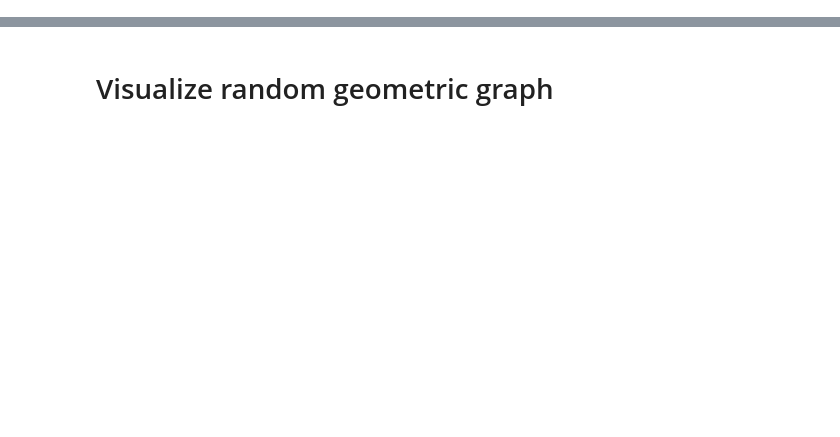
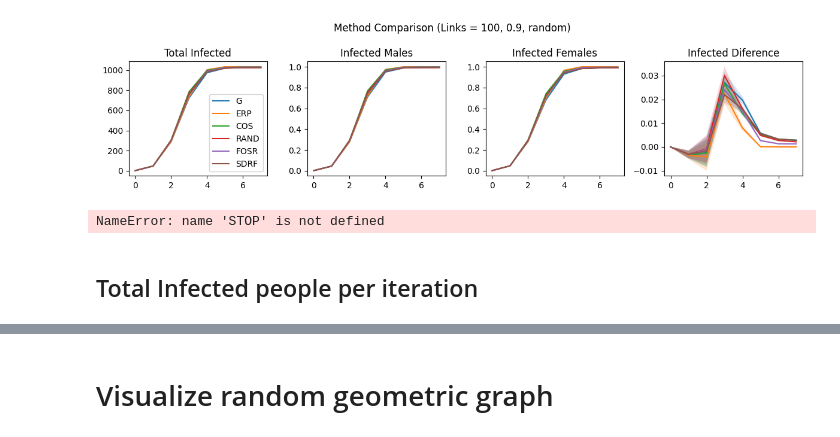
Before and after one commit to AdrianArnaiz/StructuralGroupUnfairness, a Jupyter notebook: TEST_SIR.ipynb, the cells around one changed output, grey strips where cells are left out. Drawn from its saved outputs; the diff is of its cells as text; code cells hidden in the pictures; blank space fills up the shorter version.

Commit message:
IC Results

```diff
--- a/TEST_SIR.ipynb
+++ b/TEST_SIR.ipynb
@@ -157,0 +404,29 @@ plt.show()
+# %%
+def run_experiment (RUNS, IC_ITERS, THRESHOLD, INITIAL_NODE_SEED_STRATEGY)->dict:
+    results_dict = {}
+
+    if INITIAL_NODE_SEED_STRATEGY == 'min_degree':
+        INITIAL_NODE_SEED = [min_degree_node]
+    elif INITIAL_NODE_SEED_STRATEGY == 'random':
+        INITIAL_NODE_SEED = None
+    elif INITIAL_NODE_SEED_STRATEGY == 'top_min_degree':
+        INITIAL_NODE_SEED = top_min_degree_nodes
+
+    for G_name in wrappers_nx:
+        print(f'Running IC on {G_name}')
+        iterations_G = run_IC(wrappers_nx[G_name],
+                                initial_inf_nodes=INITIAL_NODE_SEED, threshold=THRESHOLD, iterations_IC = IC_ITERS, runs = RUNS)
+        assert RUNS == len(iterations_G)
+        assert all(len(run) == IC_ITERS for run in iterations_G), "Mismatch in the number of iterations."
+
+        infection_per_iter, infection_evolution_male, infection_evolution_female = process_infected_evolution(iterations_G, wrappers[G_name], male, female)
+        results_dict[G_name] = {'total_infections': infection_per_iter.cumsum(axis=1), 'infection_male': infection_evolution_male, 'infection_female': infection_evolution_female}
+
+    return results_dict
+# %%
+RUNS = 1000
+IC_ITERS = 15
+THRESHOLD = 0.9
+INITIAL_NODE_SEED_STRATEGY = ['min_degree', 'random', 'top_min_degree'][1]
+
+results_dict = run_experiment(RUNS, IC_ITERS, THRESHOLD, INITIAL_NODE_SEED_STRATEGY)
@@ -157,0 +440,4 @@ plt.show()
+# %%
+#Save results in temp_data folder
+with open(f'temp_data/IC_{DATASET}_IC_RUNS_{RUNS}_ITERS_{IC_ITERS}_TH_{THRESHOLD}_SEED_{INITIAL_NODE_SEED_STRATEGY}.pkl', 'wb') as f:
+    pickle.dump(results_dict, f)
@@ -157,0 +597,6 @@ plt.show()
+# %%
+ITER_PLOT = 8
+# %%
+plot_method_comparison(results_dict, ITER_PLOT, attribute_counts, male, female, RUNS)
+# %% [output]
+[figure, added]
@@ -157,0 +606,6 @@ plt.show()
+# %%
+STOP
+# %% [output]
+NameError: name 'STOP' is not defined
+# %% [markdown]
+## Total Infected people per iteration
```
Also changed, not shown: parts of 52 cells of this notebook.
